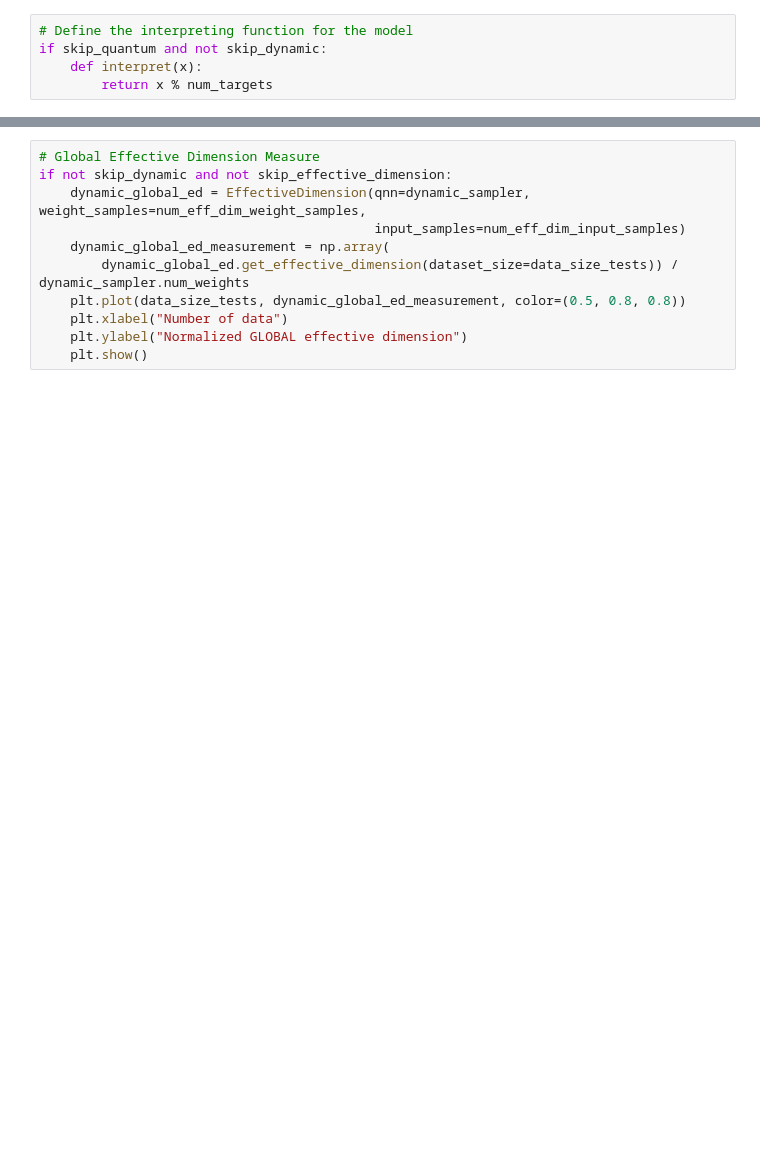
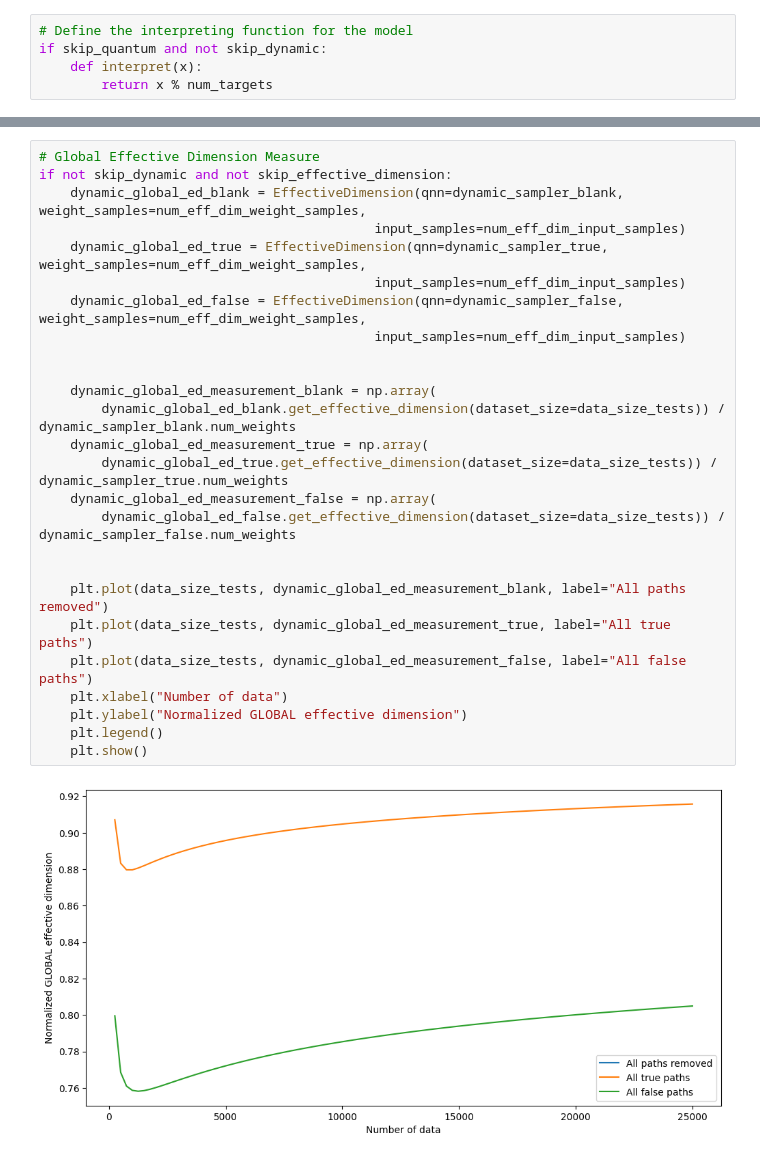
Before and after one commit to Capstone-I/Capstone-I, a Jupyter notebook: Lynch-Work/runner.ipynb, the cells around one changed output, grey strips where cells are left out. Cells and saved outputs as stored; diff of their text form; blank space fills up the shorter version.

```diff
--- a/Lynch-Work/runner.ipynb
+++ b/Lynch-Work/runner.ipynb
@@ -551,14 +687,31 @@ if not skip_dynamic:
 # %%
 # Global Effective Dimension Measure
 if not skip_dynamic and not skip_effective_dimension:
-    dynamic_global_ed = EffectiveDimension(qnn=dynamic_sampler, weight_samples=num_eff_dim_weight_samples,
+    dynamic_global_ed_blank = EffectiveDimension(qnn=dynamic_sampler_blank, weight_samples=num_eff_dim_weight_samples,
                                            input_samples=num_eff_dim_input_samples)
-    dynamic_global_ed_measurement = np.array(
-        dynamic_global_ed.get_effective_dimension(dataset_size=data_size_tests)) / dynamic_sampler.num_weights
-    plt.plot(data_size_tests, dynamic_global_ed_measurement, color=(0.5, 0.8, 0.8))
+    dynamic_global_ed_true = EffectiveDimension(qnn=dynamic_sampler_true, weight_samples=num_eff_dim_weight_samples,
+                                           input_samples=num_eff_dim_input_samples)
+    dynamic_global_ed_false = EffectiveDimension(qnn=dynamic_sampler_false, weight_samples=num_eff_dim_weight_samples,
+                                           input_samples=num_eff_dim_input_samples)
+
+
+    dynamic_global_ed_measurement_blank = np.array(
+        dynamic_global_ed_blank.get_effective_dimension(dataset_size=data_size_tests)) / dynamic_sampler_blank.num_weights
+    dynamic_global_ed_measurement_true = np.array(
+        dynamic_global_ed_true.get_effective_dimension(dataset_size=data_size_tests)) / dynamic_sampler_true.num_weights
+    dynamic_global_ed_measurement_false = np.array(
+        dynamic_global_ed_false.get_effective_dimension(dataset_size=data_size_tests)) / dynamic_sampler_false.num_weights
+
+
+    plt.plot(data_size_tests, dynamic_global_ed_measurement_blank, label="All paths removed")
+    plt.plot(data_size_tests, dynamic_global_ed_measurement_true, label="All true paths")
+    plt.plot(data_size_tests, dynamic_global_ed_measurement_false, label="All false paths")
     plt.xlabel("Number of data")
     plt.ylabel("Normalized GLOBAL effective dimension")
+    plt.legend()
     plt.show()
+# %% [output]
+[figure, added]
 # %%
 # Untrained Local Effective Dimension
 if not skip_dynamic and not skip_effective_dimension:
```
Also changed, not shown: parts of 19 cells of this notebook, 1 other file.
